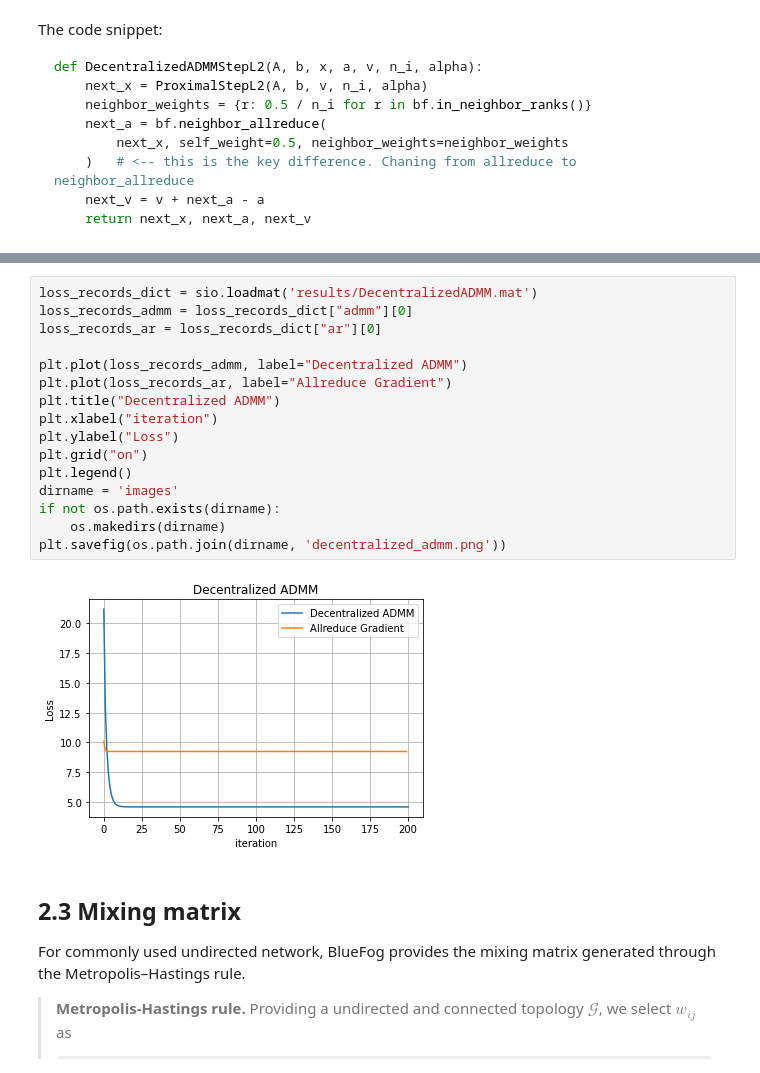
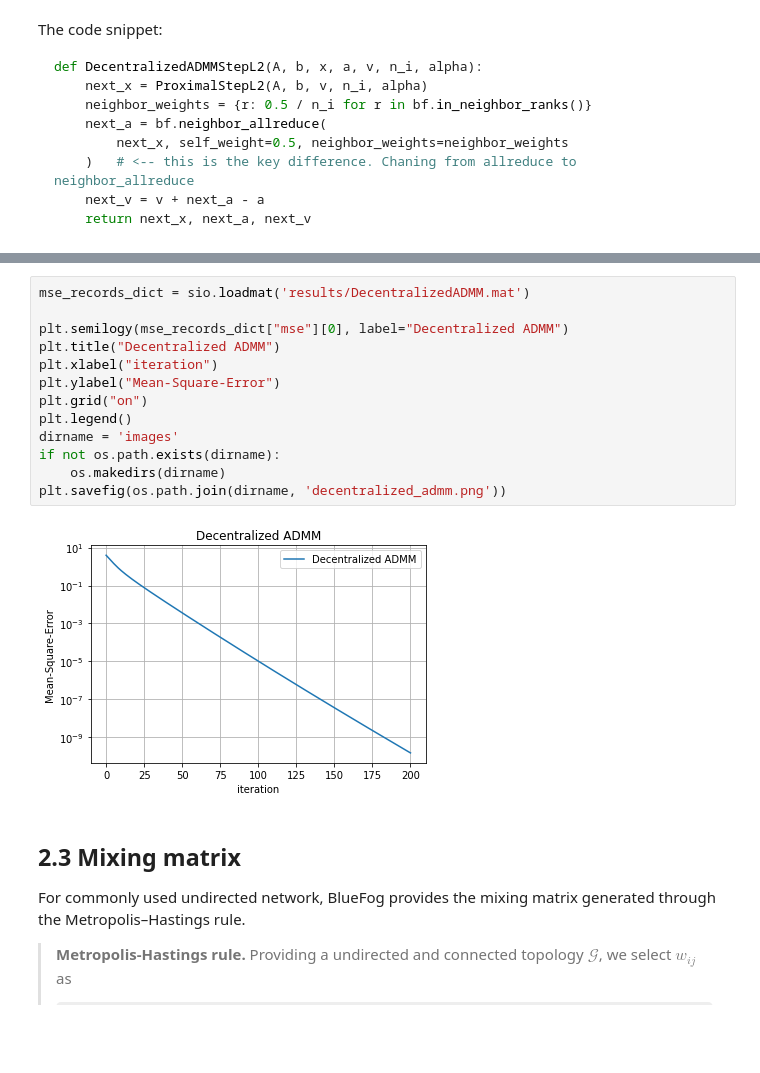
Before and after one commit to Bluefog-Lib/EastCoastTutorial2021, a Jupyter notebook: tutorial/Decentralized-Optimization.ipynb, the cells around one changed output, grey strips where cells are left out. Drawn from its saved outputs; the diff is of its cells as text; some formulas as TeX source; blank space fills up the shorter version.

Commit message:
Fix the error in the Decentralized ADMM and format it

```diff
--- a/tutorial/Decentralized-Optimization.ipynb
+++ b/tutorial/Decentralized-Optimization.ipynb
@@ -92,21 +89,18 @@ Last three entries of x_admm:
 # %%
-loss_records_dict = sio.loadmat('results/DecentralizedADMM.mat')
-loss_records_admm = loss_records_dict["admm"][0]
-loss_records_ar = loss_records_dict["ar"][0]
+mse_records_dict = sio.loadmat('results/DecentralizedADMM.mat')
 
-plt.plot(loss_records_admm, label="Decentralized ADMM")
-plt.plot(loss_records_ar, label="Allreduce Gradient")
+plt.semilogy(mse_records_dict["mse"][0], label="Decentralized ADMM")
 plt.title("Decentralized ADMM")
 plt.xlabel("iteration")
-plt.ylabel("Loss")
+plt.ylabel("Mean-Square-Error")
 plt.grid("on")
 plt.legend()
 dirname = 'images'
 if not os.path.exists(dirname):
     os.makedirs(dirname)
 plt.savefig(os.path.join(dirname, 'decentralized_admm.png'))
 # %% [output]
-[figure, old version]
+[figure, new version]
 # %% [markdown]
 ## 2.3 Mixing matrix
 
```
Also changed, not shown: parts of 1 cell of this notebook, 5 other files.
